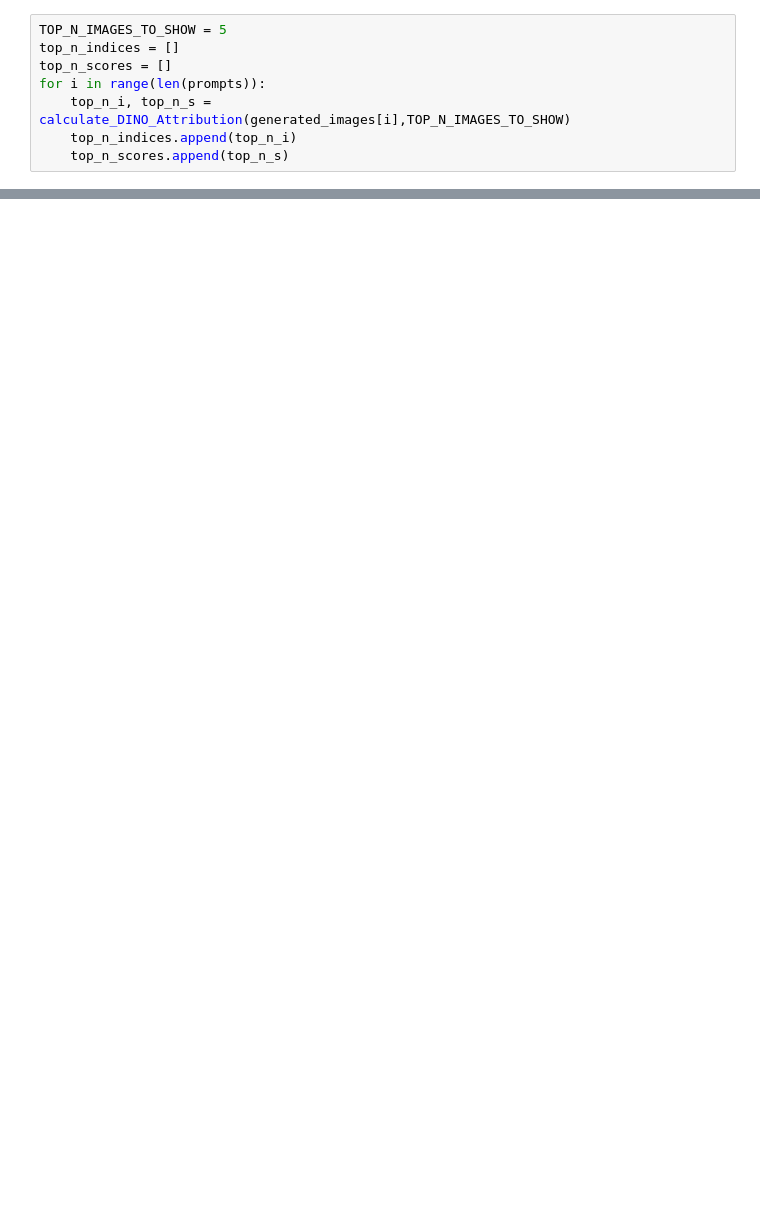
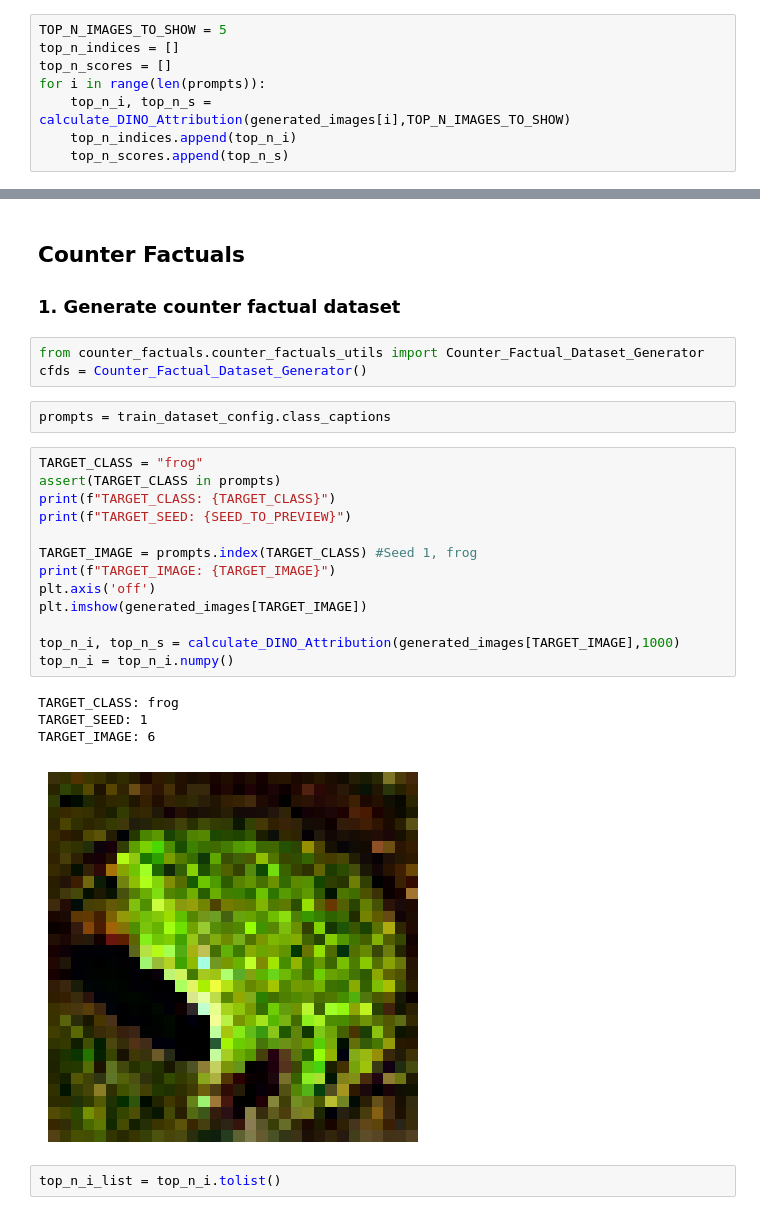
Before and after one commit to Naterjack/Data-Attribution-for-Stable-Diffusion, a Jupyter notebook: SD1_DINO_Attribution.ipynb, the cells around one changed output, grey strips where cells are left out. Drawn from its saved outputs; the diff is of its cells as text; blank space fills up the shorter version.

Commit message:
Counter Factual Generation Support for DINO

```diff
--- a/SD1_DINO_Attribution.ipynb
+++ b/SD1_DINO_Attribution.ipynb
@@ -140,0 +167,28 @@ for i in range(len(prompts)):
+# %% [markdown]
+## Counter Factuals
+### 1. Generate counter factual dataset
+# %%
+from counter_factuals.counter_factuals_utils import Counter_Factual_Dataset_Generator
+cfds = Counter_Factual_Dataset_Generator()
+# %%
+prompts = train_dataset_config.class_captions
+# %%
+TARGET_CLASS = "frog"
+assert(TARGET_CLASS in prompts)
+print(f"TARGET_CLASS: {TARGET_CLASS}")
+print(f"TARGET_SEED: {SEED_TO_PREVIEW}")
+
+TARGET_IMAGE = prompts.index(TARGET_CLASS) #Seed 1, frog
+print(f"TARGET_IMAGE: {TARGET_IMAGE}")
+plt.axis('off')
+plt.imshow(generated_images[TARGET_IMAGE])
+
+top_n_i, top_n_s = calculate_DINO_Attribution(generated_images[TARGET_IMAGE],1000)
+top_n_i = top_n_i.numpy()
+# %% [output]
+TARGET_CLASS: frog
+TARGET_SEED: 1
+TARGET_IMAGE: 6
+[figure, added]
+# %%
+top_n_i_list = top_n_i.tolist()
```
Also changed, not shown: parts of 9 cells of this notebook, 2 other files.
